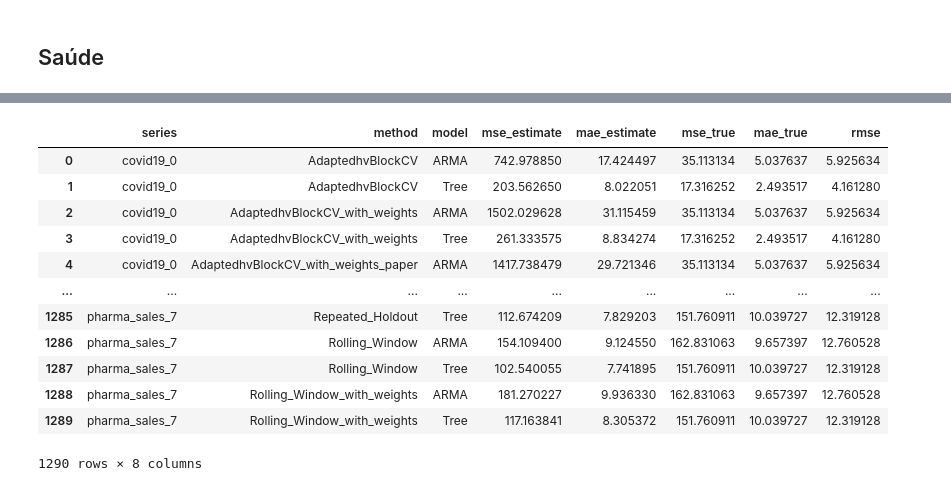
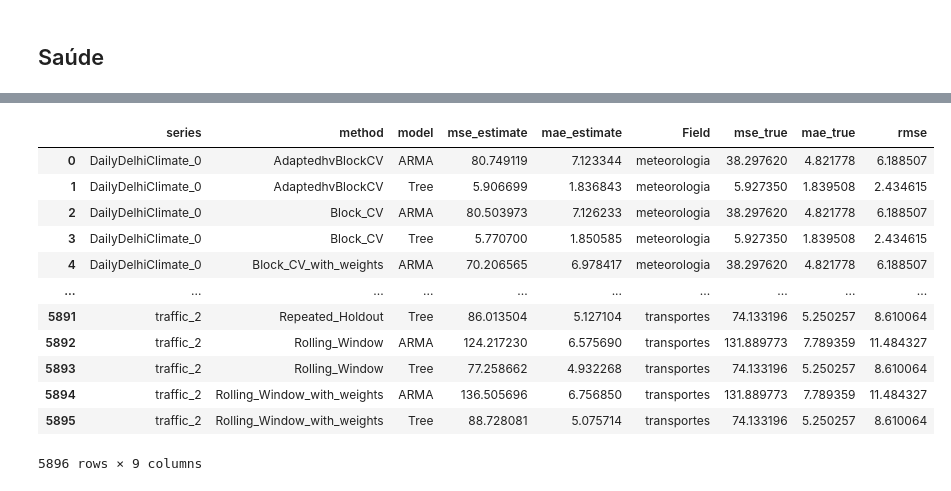
Before and after one commit to MiguelLoureiro98/timecave, a Jupyter notebook: experiments/processing_results.ipynb, the cells around one changed output, grey strips where cells are left out. Saved outputs shown, nothing was run; the diff lists cells and outputs as text; code cells hidden in the pictures.

```diff
--- a/experiments/processing_results.ipynb
+++ b/experiments/processing_results.ipynb
@@ -70,0 +138,5 @@ saude_test
+# %%
+real_data_val['filename'] = real_data_val['filename'].apply(clean_filename)
+real_data_val['method'] = real_data_val['method'].apply(clean_method)
+real_data_val = series_name(real_data_val)
+real_data_val
@@ -70,0 +157,4 @@ saude_test
+# %%
+real_data_test['filename'] = real_data_test['filename'].apply(clean_filename)
+real_data_test = series_name(real_data_test)
+real_data_test
@@ -71,4 +175,4 @@ saude_test
 # %%
-saude = add_weights(saude,preq_methods = ['Growing_Window', 'Rolling_Window'], CV_methods = ['Block_CV', 'AdaptedhvBlockCV', 'MarkovCV'])
-saude
+real_data_val = add_weights(real_data_val,preq_methods = ['Growing_Window', 'Rolling_Window'], CV_methods = ['Block_CV'])
+real_data_val
 # %% [output]
@@ -90,20 +192,22 @@ est_saude = error_estimation(saude)
+# %%
+est_real_data_val = error_estimation(real_data_val)
 # %%
-estimates = merge_estimates_true(est_saude, saude_test)
+estimates = merge_estimates_true(est_real_data_val, real_data_test)
 estimates
 # %% [output]
-|  | series | method | model | mse_estimate | mae_estimate | mse_true | mae_true | rmse |
-| 0 | covid19_0 | AdaptedhvBlockCV | ARMA | 742.978850 | 17.424497 | 35.113134 | 5.037637 | 5.925634 |
-| 1 | covid19_0 | AdaptedhvBlockCV | Tree | 203.562650 | 8.022051 | 17.316252 | 2.493517 | 4.161280 |
-| 2 | covid19_0 | AdaptedhvBlockCV_with_weights | ARMA | 1502.029628 | 31.115459 | 35.113134 | 5.037637 | 5.925634 |
-| 3 | covid19_0 | AdaptedhvBlockCV_with_weights | Tree | 261.333575 | 8.834274 | 17.316252 | 2.493517 | 4.161280 |
-| 4 | covid19_0 | AdaptedhvBlockCV_with_weights_paper | ARMA | 1417.738479 | 29.721346 | 35.113134 | 5.037637 | 5.925634 |
-| ... | ... | ... | ... | ... | ... | ... | ... | ... |
-| 1285 | pharma_sales_7 | Repeated_Holdout | Tree | 112.674209 | 7.829203 | 151.760911 | 10.039727 | 12.319128 |
-| 1286 | pharma_sales_7 | Rolling_Window | ARMA | 154.109400 | 9.124550 | 162.831063 | 9.657397 | 12.760528 |
-| 1287 | pharma_sales_7 | Rolling_Window | Tree | 102.540055 | 7.741895 | 151.760911 | 10.039727 | 12.319128 |
-| 1288 | pharma_sales_7 | Rolling_Window_with_weights | ARMA | 181.270227 | 9.936330 | 162.831063 | 9.657397 | 12.760528 |
-| 1289 | pharma_sales_7 | Rolling_Window_with_weights | Tree | 117.163841 | 8.305372 | 151.760911 | 10.039727 | 12.319128 |
+|  | series | method | model | mse_estimate | mae_estimate | Field | mse_true | mae_true | rmse |
+| 0 | DailyDelhiClimate_0 | AdaptedhvBlockCV | ARMA | 80.749119 | 7.123344 | meteorologia | 38.297620 | 4.821778 | 6.188507 |
+| 1 | DailyDelhiClimate_0 | AdaptedhvBlockCV | Tree | 5.906699 | 1.836843 | meteorologia | 5.927350 | 1.839508 | 2.434615 |
+| 2 | DailyDelhiClimate_0 | Block_CV | ARMA | 80.503973 | 7.126233 | meteorologia | 38.297620 | 4.821778 | 6.188507 |
+| 3 | DailyDelhiClimate_0 | Block_CV | Tree | 5.770700 | 1.850585 | meteorologia | 5.927350 | 1.839508 | 2.434615 |
+| 4 | DailyDelhiClimate_0 | Block_CV_with_weights | ARMA | 70.206565 | 6.978417 | meteorologia | 38.297620 | 4.821778 | 6.188507 |
+| ... | ... | ... | ... | ... | ... | ... | ... | ... | ... |
+| 5891 | traffic_2 | Repeated_Holdout | Tree | 86.013504 | 5.127104 | transportes | 74.133196 | 5.250257 | 8.610064 |
+| 5892 | traffic_2 | Rolling_Window | ARMA | 124.217230 | 6.575690 | transportes | 131.889773 | 7.789359 | 11.484327 |
+| 5893 | traffic_2 | Rolling_Window | Tree | 77.258662 | 4.932268 | transportes | 74.133196 | 5.250257 | 8.610064 |
+| 5894 | traffic_2 | Rolling_Window_with_weights | ARMA | 136.505696 | 6.756850 | transportes | 131.889773 | 7.789359 | 11.484327 |
+| 5895 | traffic_2 | Rolling_Window_with_weights | Tree | 88.728081 | 5.075714 | transportes | 74.133196 | 5.250257 | 8.610064 |
-1290 rows × 8 columns
+5896 rows × 9 columns
 # %%
 compute_val_metrics(estimates, 'mse')
 # %% [output]
```
Also changed, not shown: parts of 26 cells of this notebook, 5 other files.
